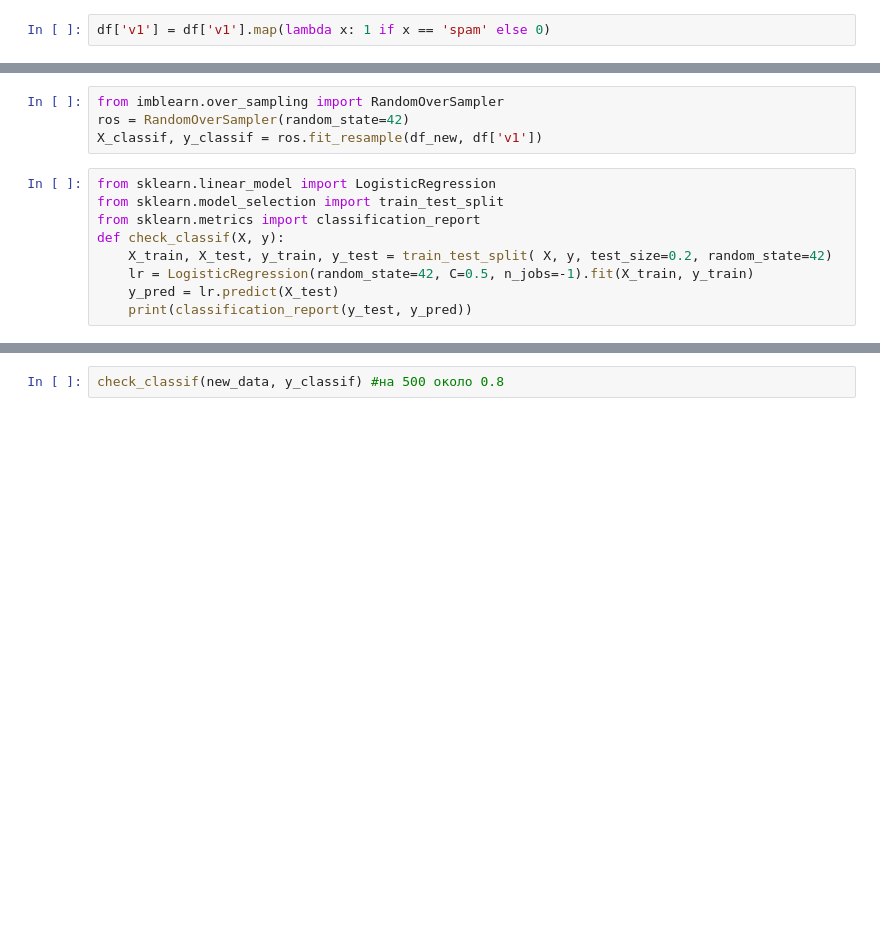
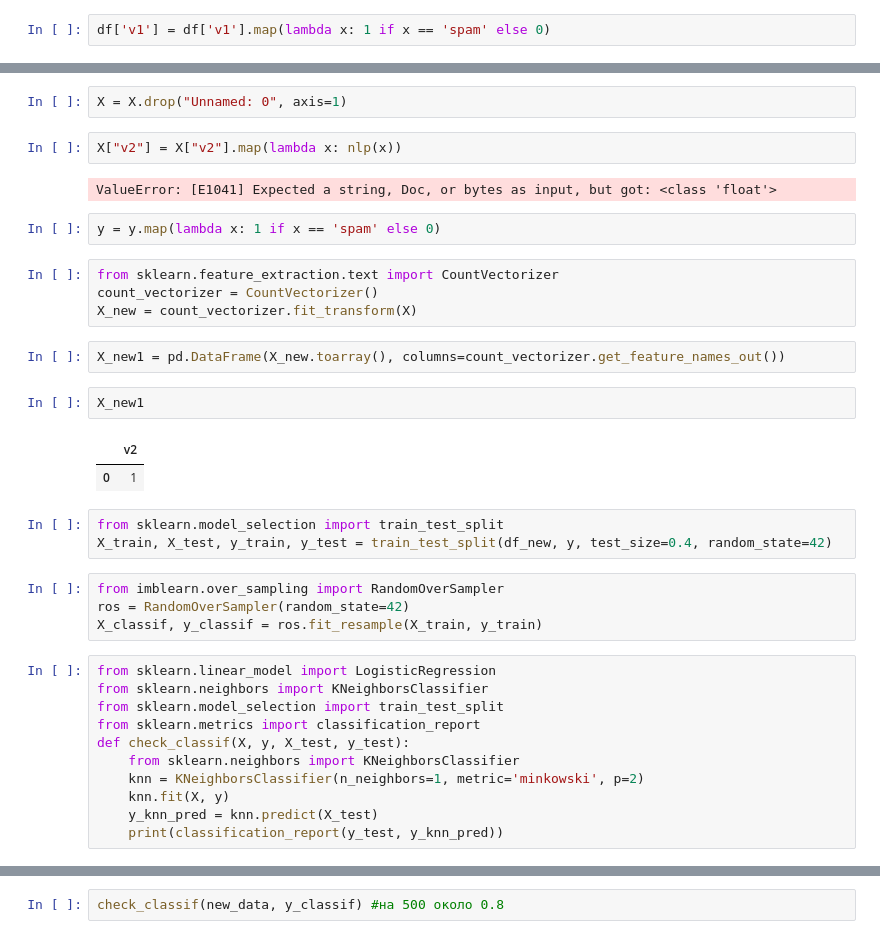
Before and after one commit to Ivanov-666/ML, a Jupyter notebook: notebooks/spam pred.ipynb, the cells around one changed output, grey strips where cells are left out. Cells and saved outputs as stored; diff of their text form; blank space fills up the shorter version.

```diff
--- a/notebooks/spam pred.ipynb
+++ b/notebooks/spam pred.ipynb
@@ -96,13 +104,37 @@ df['v1'] = df['v1'].map(lambda x: 1 if x == 'spam' else 0)
+# %%
+X = X.drop("Unnamed: 0", axis=1)
+# %%
+X["v2"] = X["v2"].map(lambda x: nlp(x))
+# %% [output]
+ValueError: [E1041] Expected a string, Doc, or bytes as input, but got: <class 'float'>
+# %%
+y = y.map(lambda x: 1 if x == 'spam' else 0)
+# %%
+from sklearn.feature_extraction.text import CountVectorizer
+count_vectorizer = CountVectorizer()
+X_new = count_vectorizer.fit_transform(X)
+# %%
+X_new1 = pd.DataFrame(X_new.toarray(), columns=count_vectorizer.get_feature_names_out())
+# %%
+X_new1
+# %% [output]
+|  | v2 |
+| 0 | 1 |
+# %%
+from sklearn.model_selection import train_test_split
+X_train, X_test, y_train, y_test = train_test_split(df_new, y, test_size=0.4, random_state=42)
 # %%
 from imblearn.over_sampling import RandomOverSampler
 ros = RandomOverSampler(random_state=42)
-X_classif, y_classif = ros.fit_resample(df_new, df['v1'])
+X_classif, y_classif = ros.fit_resample(X_train, y_train)
 # %%
 from sklearn.linear_model import LogisticRegression
+from sklearn.neighbors import KNeighborsClassifier
 from sklearn.model_selection import train_test_split
 from sklearn.metrics import classification_report
-def check_classif(X, y):
-    X_train, X_test, y_train, y_test = train_test_split( X, y, test_size=0.2, random_state=42)
-    lr = LogisticRegression(random_state=42, C=0.5, n_jobs=-1).fit(X_train, y_train)
-    y_pred = lr.predict(X_test)
-    print(classification_report(y_test, y_pred))
+def check_classif(X, y, X_test, y_test):
+    from sklearn.neighbors import KNeighborsClassifier
+    knn = KNeighborsClassifier(n_neighbors=1, metric='minkowski', p=2)
+    knn.fit(X, y)
+    y_knn_pred = knn.predict(X_test)
+    print(classification_report(y_test, y_knn_pred))
```
Also changed, not shown: parts of 10 cells of this notebook, 7 other files.
